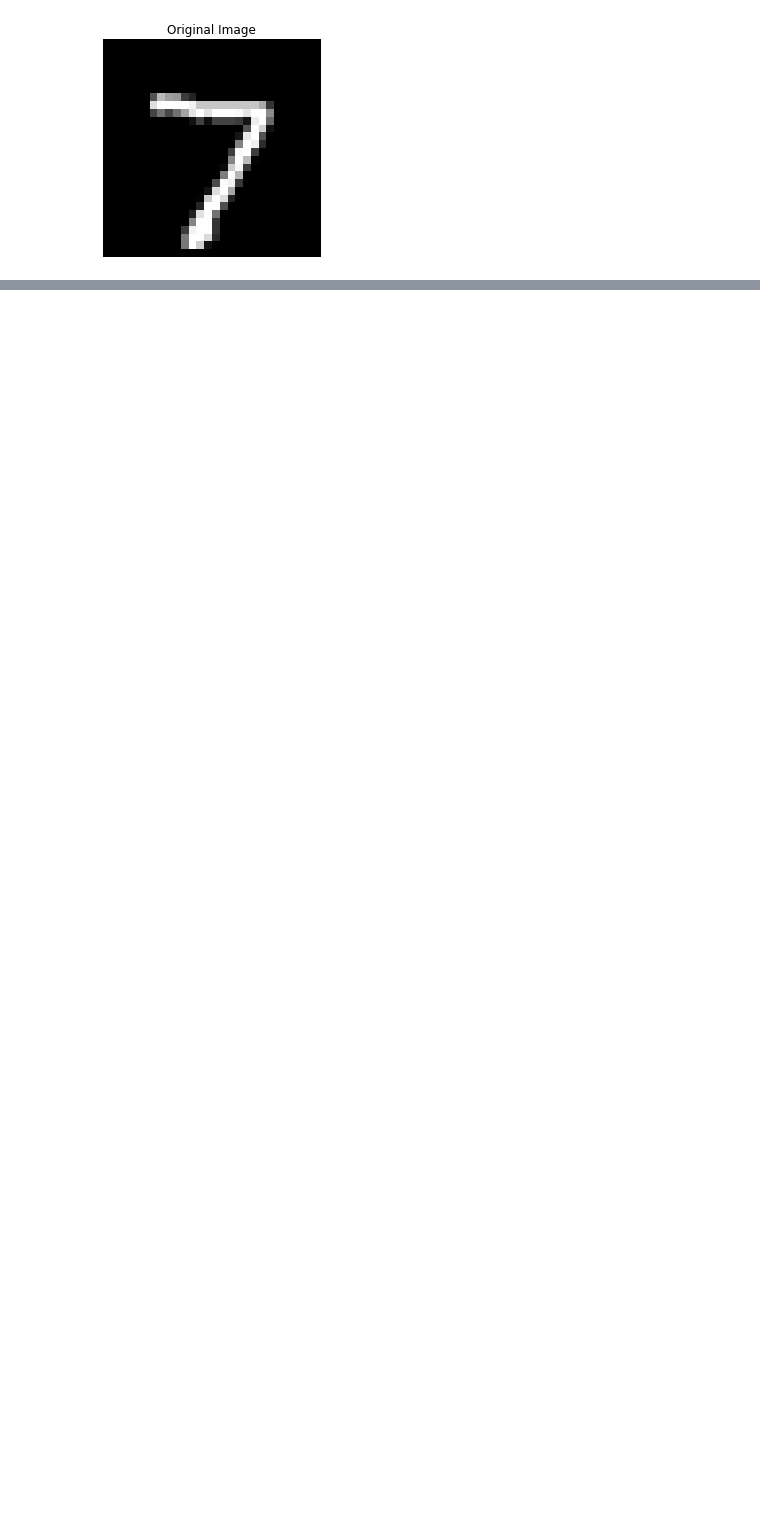
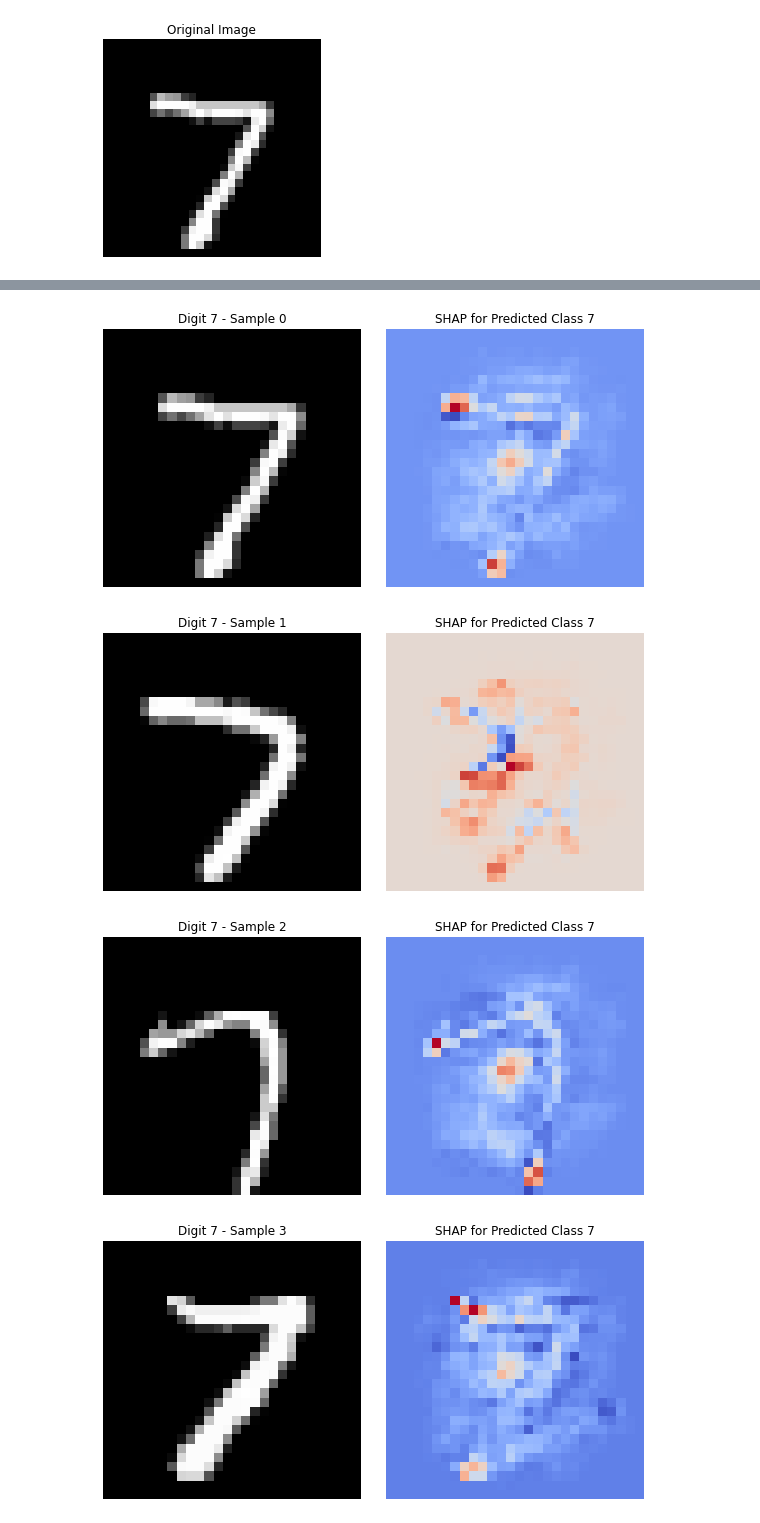
Before and after one commit to eigenhenry/experiments, a Jupyter notebook: nmist_data.ipynb, the cells around one changed output, grey strips where cells are left out. Cells and saved outputs as stored; diff of their text form; code cells hidden in the pictures; blank space fills up the shorter version.

```diff
--- a/nmist_data.ipynb
+++ b/nmist_data.ipynb
@@ -351,0 +368,26 @@ shap.image_plot(shap_values, x_test[:4])
+# %%
+import matplotlib.pyplot as plt
+
+
+preds = model.predict(digit_7_images).argmax(axis=1)
+
+
+for i in range(len(digit_7_images)):
+    class_idx = preds[i]
+    shap_img = shap_values[class_idx][i].squeeze()
+    orig_img = digit_7_images[i].squeeze()
+
+    plt.figure(figsize=(8, 4))
+    plt.subplot(1, 2, 1)
+    plt.imshow(orig_img, cmap='gray')
+    plt.title(f"Digit 7 - Sample {i}")
+    plt.axis('off')
+
+    plt.subplot(1, 2, 2)
+    plt.imshow(shap_img, cmap='coolwarm')
+    plt.title(f"SHAP for Predicted Class {class_idx}")
+    plt.axis('off')
+
+    plt.tight_layout()
+    plt.show()
+# %% [output]
@@ -351,0 +395,4 @@ shap.image_plot(shap_values, x_test[:4])
+[figure, added]
+[figure, added]
+[figure, added]
+[figure, added]
```
Also changed, not shown: parts of 18 cells of this notebook.
